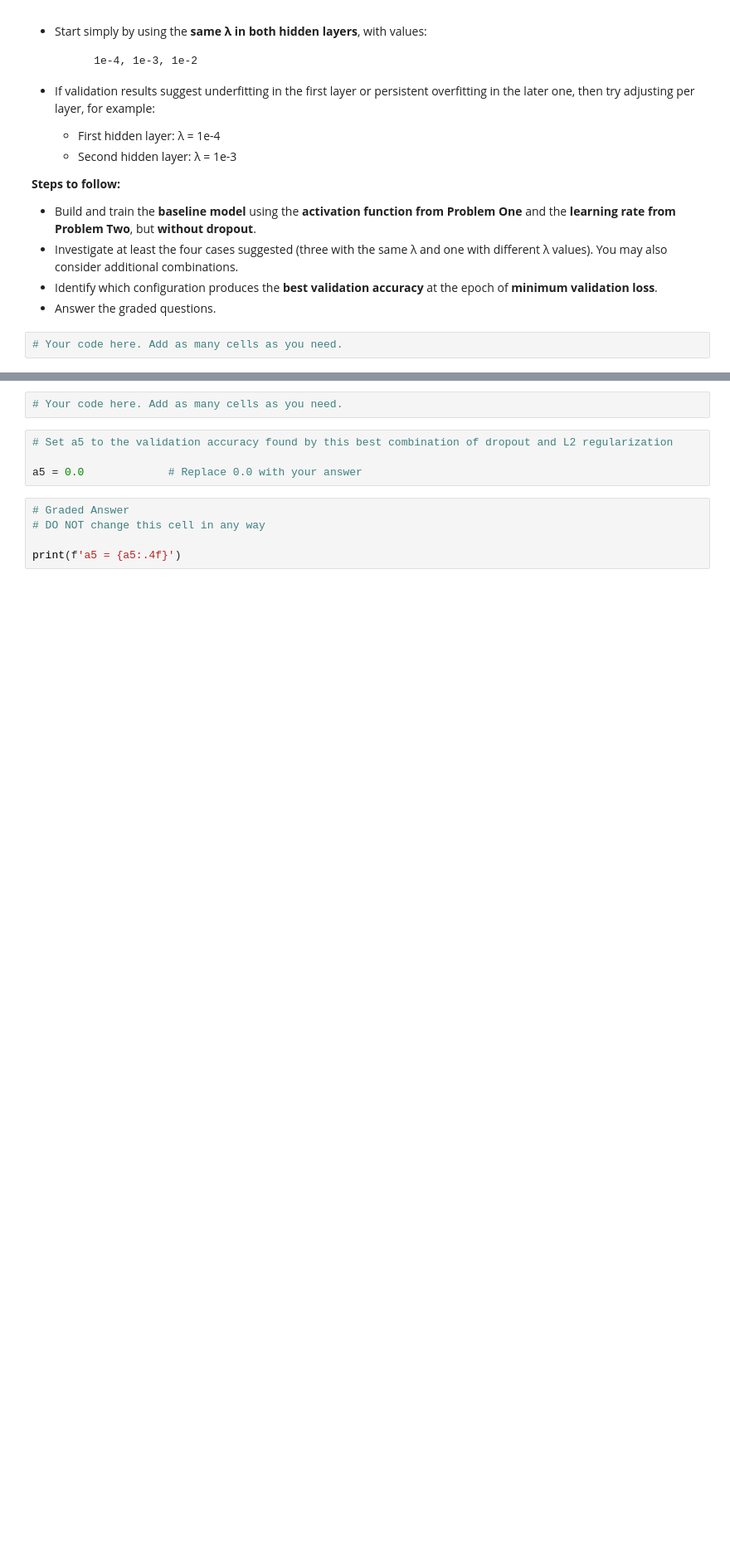
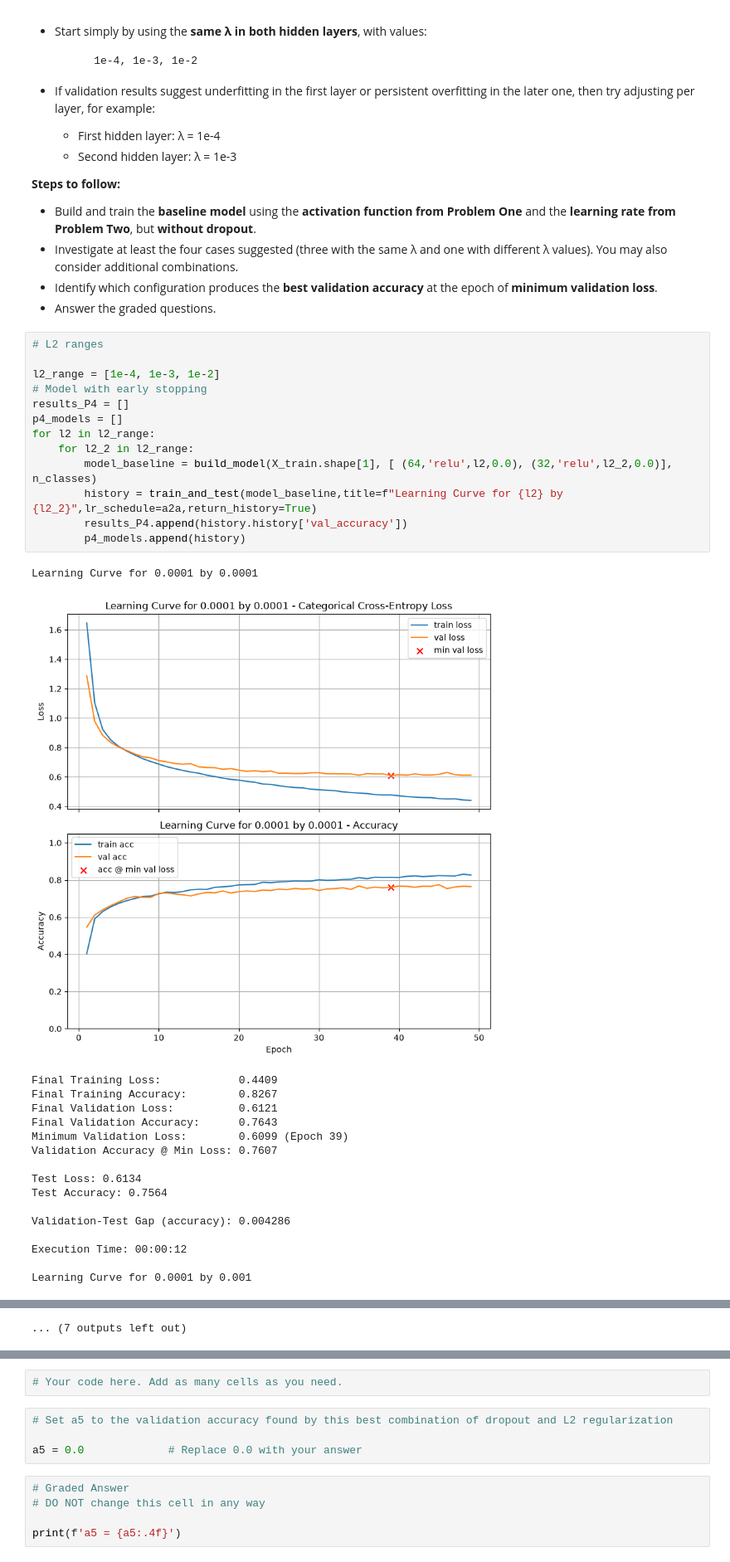
Before and after one commit to AL-Holmes/DX703-Assignments, a Jupyter notebook: Homework_03.ipynb, the cells around one changed output, grey strips where cells are left out. Shown at 83% size. Drawn from its saved outputs; the diff is of its cells as text; blank space fills up the shorter version.

```diff
--- a/Homework_03.ipynb
+++ b/Homework_03.ipynb
@@ -808,4 +823,33 @@ In this problem, you will explore how **L2 regularization** (also called *weight
 * Identify which configuration produces the **best validation accuracy** at the epoch of **minimum validation loss**.
 * Answer the graded questions.
 # %%
-# Your code here. Add as many cells as you need.
+# L2 ranges
+
+l2_range = [1e-4, 1e-3, 1e-2]
+# Model with early stopping
+results_P4 = []
+p4_models = []
+for l2 in l2_range:
+    for l2_2 in l2_range:
+        model_baseline = build_model(X_train.shape[1], [ (64,'relu',l2,0.0), (32,'relu',l2_2,0.0)], n_classes)
+        history = train_and_test(model_baseline,title=f"Learning Curve for {l2} by {l2_2}",lr_schedule=a2a,return_history=True)
+        results_P4.append(history.history['val_accuracy'])
+        p4_models.append(history)
+# %% [output]
+Learning Curve for 0.0001 by 0.0001
+[figure, added]
+Final Training Loss:            0.4409
+Final Training Accuracy:        0.8267
+Final Validation Loss:          0.6121
+Final Validation Accuracy:      0.7643
+Minimum Validation Loss:        0.6099 (Epoch 39)
+Validation Accuracy @ Min Loss: 0.7607
+
+Test Loss: 0.6134
+Test Accuracy: 0.7564
+
+Validation-Test Gap (accuracy): 0.004286
+
+Execution Time: 00:00:12
+
+Learning Curve for 0.0001 by 0.001
@@ -811,0 +921 @@ In this problem, you will explore how **L2 regularization** (also called *weight
+... (7 outputs left out)
```
Also changed, not shown: parts of 12 cells of this notebook.
